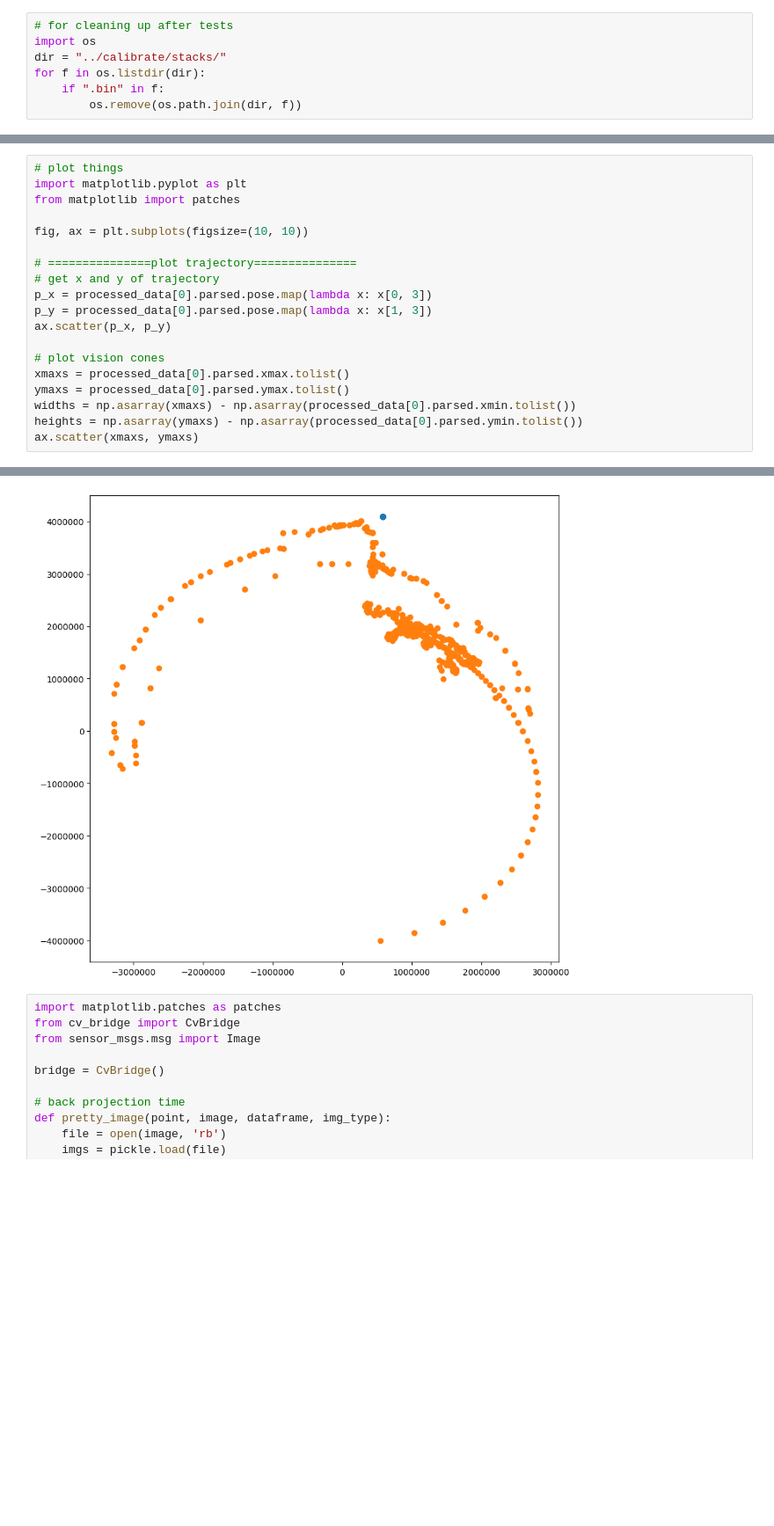
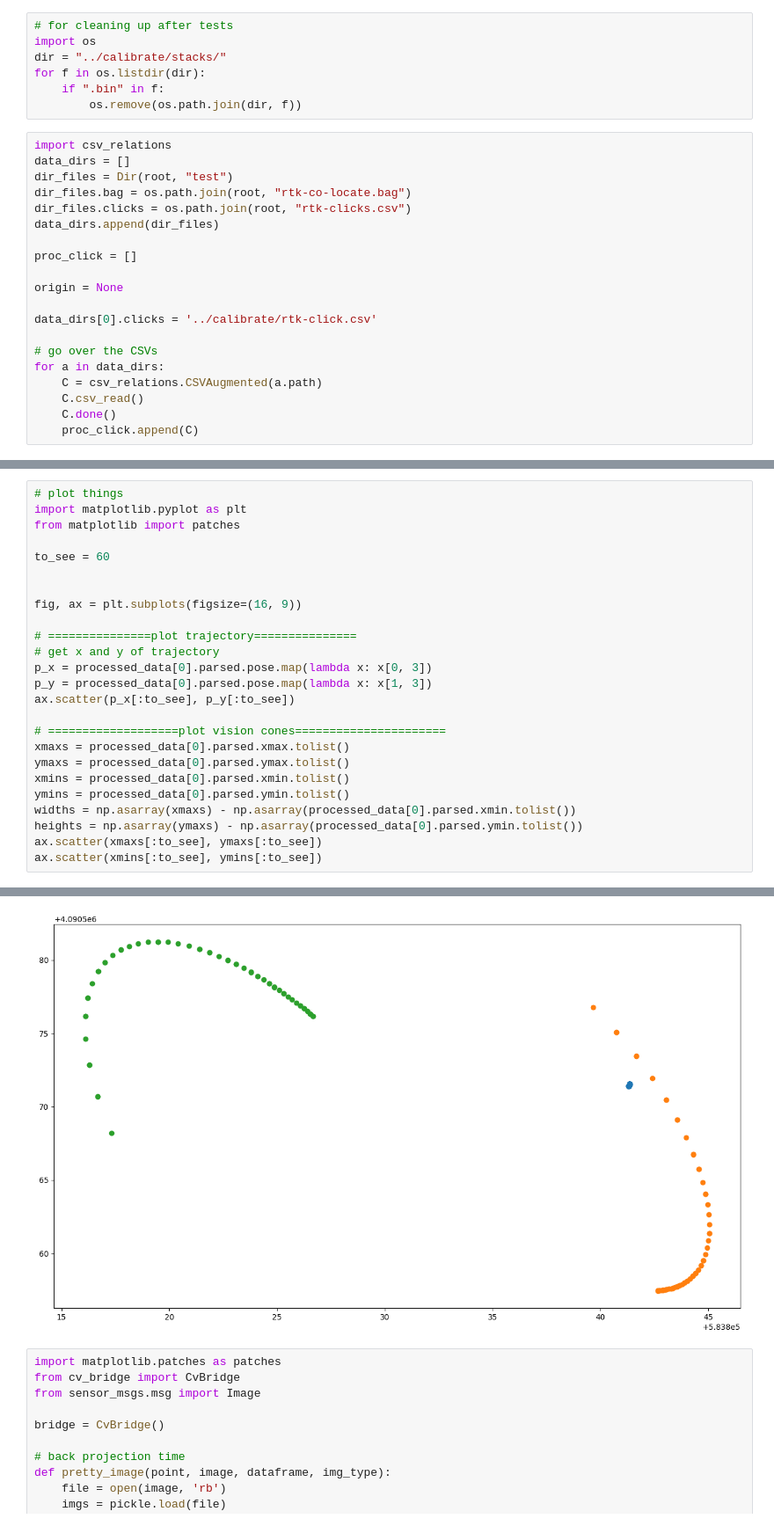
Before and after one commit to Altaffer/HARE_DatasetPipeline, a Jupyter notebook: data_labeler.ipynb, the cells around one changed output, grey strips where cells are left out. Shown at 88% size. Saved outputs shown, nothing was run; the diff lists cells and outputs as text; blank space fills up the shorter version.

```diff
--- a/data_labeler.ipynb
+++ b/data_labeler.ipynb
@@ -5,4 +5,24 @@ dir = "../calibrate/stacks/"
 for f in os.listdir(dir):
     if ".bin" in f:
         os.remove(os.path.join(dir, f))
+# %%
+import csv_relations
+data_dirs = []
+dir_files = Dir(root, "test")
+dir_files.bag = os.path.join(root, "rtk-co-locate.bag")
+dir_files.clicks = os.path.join(root, "rtk-clicks.csv")
+data_dirs.append(dir_files)
+
+proc_click = []
+
+origin = None
+
+data_dirs[0].clicks = '../calibrate/rtk-click.csv'
+
+# go over the CSVs
+for a in data_dirs:
+    C = csv_relations.CSVAugmented(a.path)
+    C.csv_read()
+    C.done()
+    proc_click.append(C)
 # %%
@@ -130,25 +115,31 @@ Series([], Name: save_loc, dtype: object)
 # %%
 # plot things
 import matplotlib.pyplot as plt
 from matplotlib import patches
 
-fig, ax = plt.subplots(figsize=(10, 10))
+to_see = 60
+
+
+fig, ax = plt.subplots(figsize=(16, 9))
 
 # ===============plot trajectory===============
 # get x and y of trajectory
 p_x = processed_data[0].parsed.pose.map(lambda x: x[0, 3])
 p_y = processed_data[0].parsed.pose.map(lambda x: x[1, 3])
-ax.scatter(p_x, p_y)
+ax.scatter(p_x[:to_see], p_y[:to_see])
 
-# plot vision cones
+# ===================plot vision cones======================
 xmaxs = processed_data[0].parsed.xmax.tolist()
 ymaxs = processed_data[0].parsed.ymax.tolist()
+xmins = processed_data[0].parsed.xmin.tolist()
+ymins = processed_data[0].parsed.ymin.tolist()
 widths = np.asarray(xmaxs) - np.asarray(processed_data[0].parsed.xmin.tolist())
 heights = np.asarray(ymaxs) - np.asarray(processed_data[0].parsed.ymin.tolist())
-ax.scatter(xmaxs, ymaxs)
+ax.scatter(xmaxs[:to_see], ymaxs[:to_see])
+ax.scatter(xmins[:to_see], ymins[:to_see])
 # %% [output]
 <matplotlib.collections.PathCollection at 0x...>
-[figure, old version]
+[figure, new version]
 # %%
 import matplotlib.patches as patches
 from cv_bridge import CvBridge
```
Also changed, not shown: parts of 3 cells of this notebook, 5 other files.
